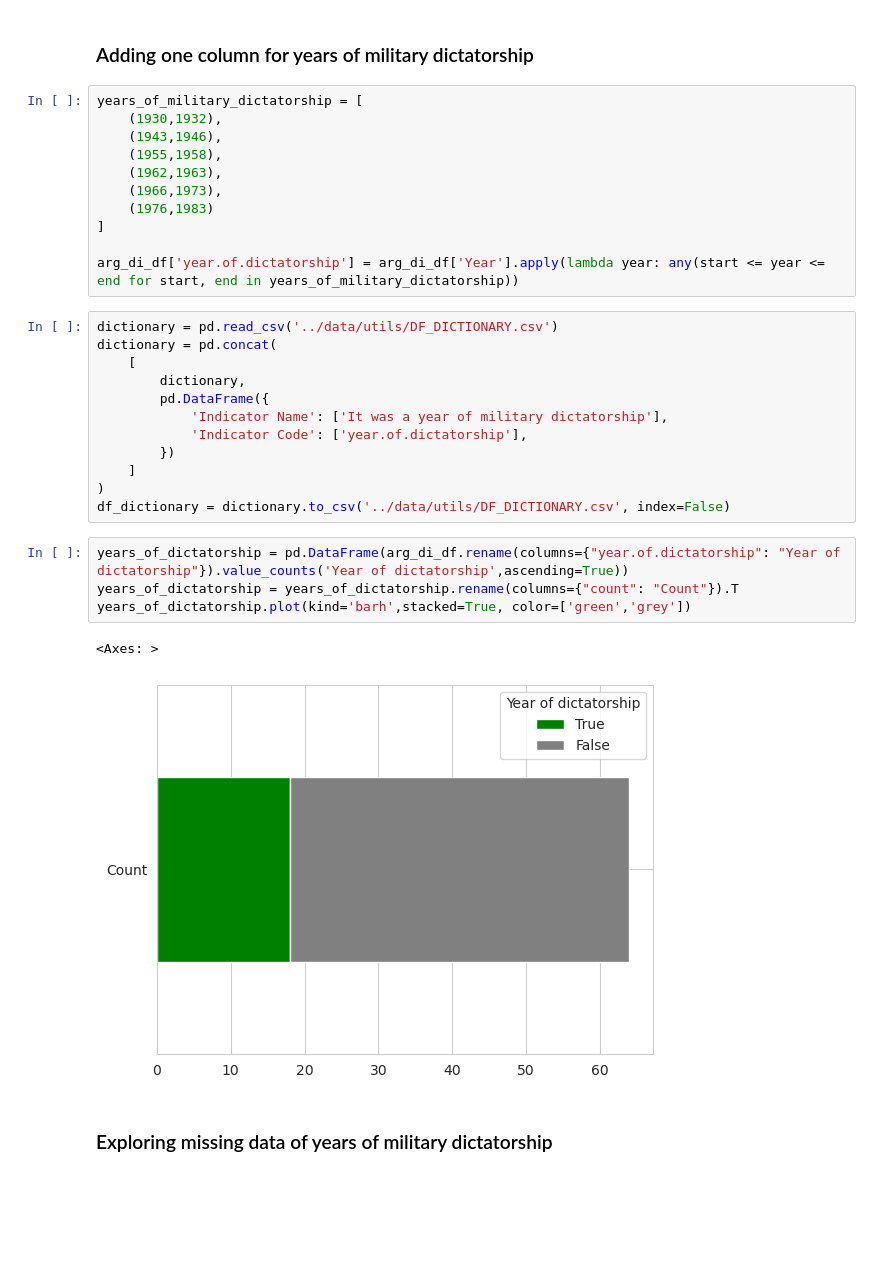
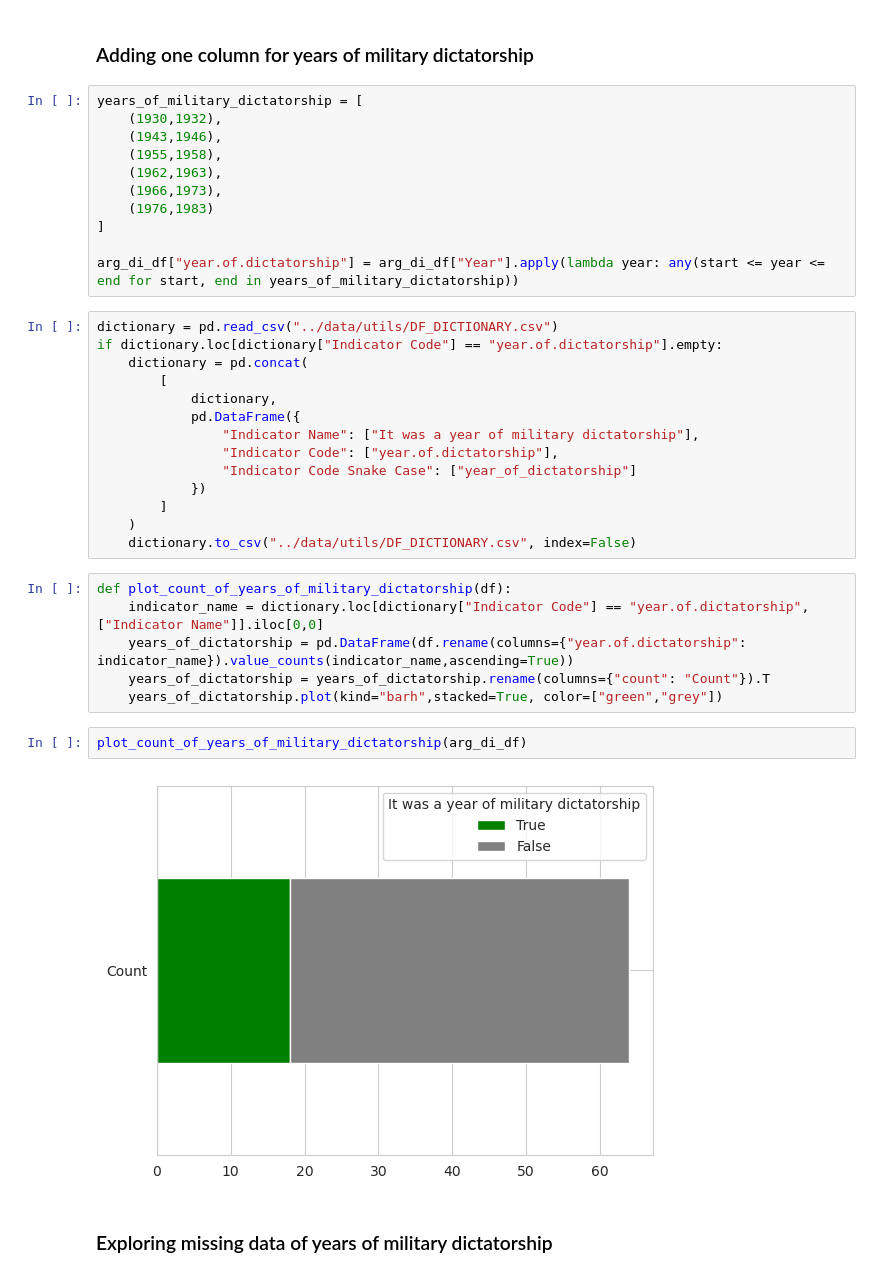
Before and after one commit to alejo-cuello/research-on-argentina, a Jupyter notebook: notebooks/0.1-alejo-explore_data.ipynb, the cells around one changed output. Drawn from its saved outputs; the diff is of its cells as text; blank space fills up the shorter version.

```diff
--- a/notebooks/0.1-alejo-explore_data.ipynb
+++ b/notebooks/0.1-alejo-explore_data.ipynb
@@ -78,26 +78,31 @@ years_of_military_dictatorship = [
     (1976,1983)
 ]
 
-arg_di_df['year.of.dictatorship'] = arg_di_df['Year'].apply(lambda year: any(start <= year <= end for start, end in years_of_military_dictatorship))
+arg_di_df["year.of.dictatorship"] = arg_di_df["Year"].apply(lambda year: any(start <= year <= end for start, end in years_of_military_dictatorship))
 # %%
-dictionary = pd.read_csv('../data/utils/DF_DICTIONARY.csv')
-dictionary = pd.concat(
-    [
-        dictionary,
-        pd.DataFrame({
-            'Indicator Name': ['It was a year of military dictatorship'],
-            'Indicator Code': ['year.of.dictatorship'],
-        })
-    ]
-)
-df_dictionary = dictionary.to_csv('../data/utils/DF_DICTIONARY.csv', index=False)
+dictionary = pd.read_csv("../data/utils/DF_DICTIONARY.csv")
+if dictionary.loc[dictionary["Indicator Code"] == "year.of.dictatorship"].empty:
+    dictionary = pd.concat(
+        [
+            dictionary,
+            pd.DataFrame({
+                "Indicator Name": ["It was a year of military dictatorship"],
+                "Indicator Code": ["year.of.dictatorship"],
+                "Indicator Code Snake Case": ["year_of_dictatorship"]
+            })
+        ]
+    )
+    dictionary.to_csv("../data/utils/DF_DICTIONARY.csv", index=False)
 # %%
-years_of_dictatorship = pd.DataFrame(arg_di_df.rename(columns={"year.of.dictatorship": "Year of dictatorship"}).value_counts('Year of dictatorship',ascending=True))
-years_of_dictatorship = years_of_dictatorship.rename(columns={"count": "Count"}).T
-years_of_dictatorship.plot(kind='barh',stacked=True, color=['green','grey'])
+def plot_count_of_years_of_military_dictatorship(df):
+    indicator_name = dictionary.loc[dictionary["Indicator Code"] == "year.of.dictatorship",["Indicator Name"]].iloc[0,0]
+    years_of_dictatorship = pd.DataFrame(df.rename(columns={"year.of.dictatorship": indicator_name}).value_counts(indicator_name,ascending=True))
+    years_of_dictatorship = years_of_dictatorship.rename(columns={"count": "Count"}).T
+    years_of_dictatorship.plot(kind="barh",stacked=True, color=["green","grey"])
-# %% [output]
-<Axes: >
-[figure, removed]
+# %%
+plot_count_of_years_of_military_dictatorship(arg_di_df)
+# %% [output]
+[figure, added]
 # %% [markdown]
 ### Exploring missing data of years of military dictatorship
 # %%
```
Also changed, not shown: parts of 24 cells of this notebook, 3 other files.
